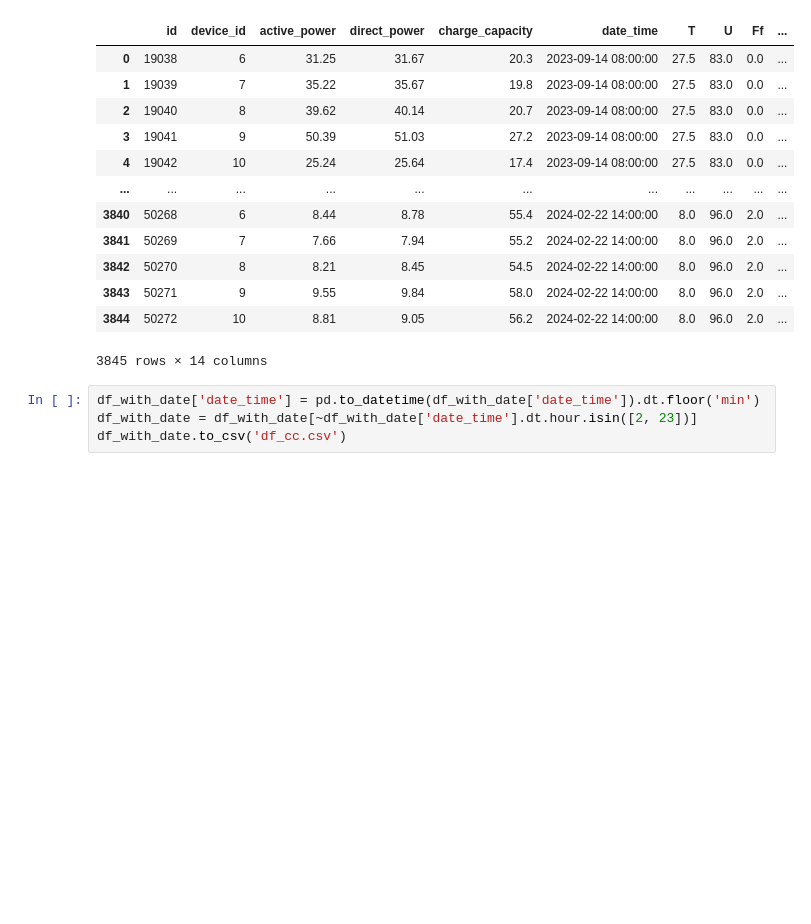
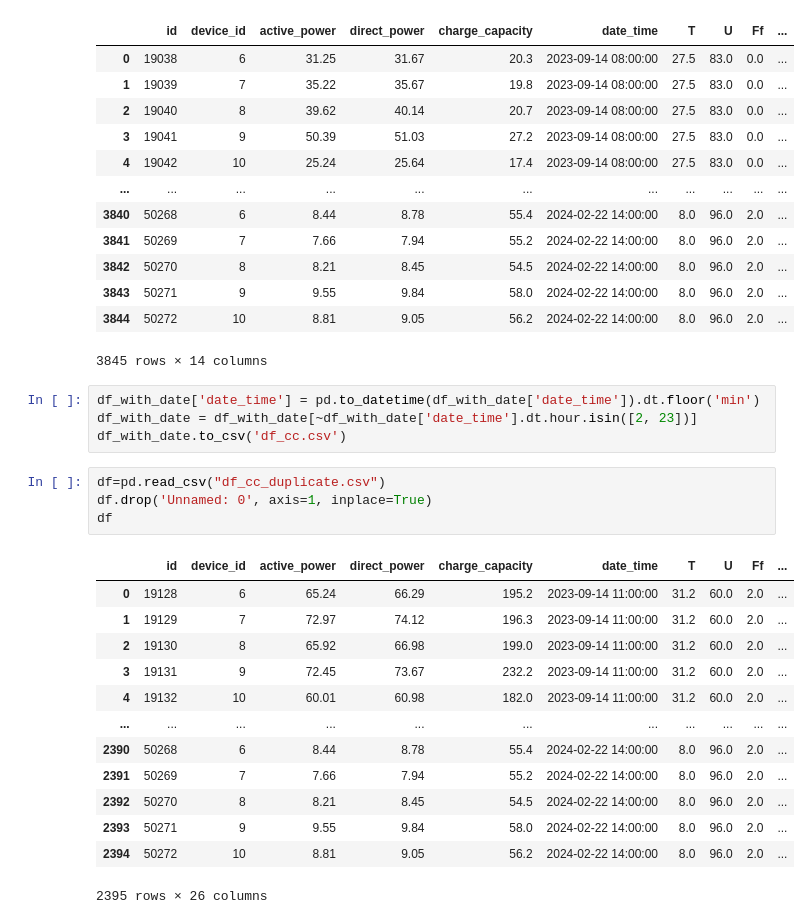
Before and after one commit to UGama/ChenTai_Power_Station, a Jupyter notebook: data_process.ipynb, the cells around one changed output. Cells and saved outputs as stored; diff of their text form; blank space fills up the shorter version.

```diff
--- a/data_process.ipynb
+++ b/data_process.ipynb
@@ -1309,3 +1309,21 @@ df_with_date
 df_with_date['date_time'] = pd.to_datetime(df_with_date['date_time']).dt.floor('min')
 df_with_date = df_with_date[~df_with_date['date_time'].dt.hour.isin([2, 23])]
 df_with_date.to_csv('df_cc.csv')
+# %%
+df=pd.read_csv("df_cc_duplicate.csv")
+df.drop('Unnamed: 0', axis=1, inplace=True)
+df
+# %% [output]
+|  | id | device_id | active_power | direct_power | charge_capacity | date_time | T | U | Ff | ... |
+| 0 | 19128 | 6 | 65.24 | 66.29 | 195.2 | 2023-09-14 11:00:00 | 31.2 | 60.0 | 2.0 | ... |
+| 1 | 19129 | 7 | 72.97 | 74.12 | 196.3 | 2023-09-14 11:00:00 | 31.2 | 60.0 | 2.0 | ... |
+| 2 | 19130 | 8 | 65.92 | 66.98 | 199.0 | 2023-09-14 11:00:00 | 31.2 | 60.0 | 2.0 | ... |
+| 3 | 19131 | 9 | 72.45 | 73.67 | 232.2 | 2023-09-14 11:00:00 | 31.2 | 60.0 | 2.0 | ... |
+| 4 | 19132 | 10 | 60.01 | 60.98 | 182.0 | 2023-09-14 11:00:00 | 31.2 | 60.0 | 2.0 | ... |
+| ... | ... | ... | ... | ... | ... | ... | ... | ... | ... | ... |
+| 2390 | 50268 | 6 | 8.44 | 8.78 | 55.4 | 2024-02-22 14:00:00 | 8.0 | 96.0 | 2.0 | ... |
+| 2391 | 50269 | 7 | 7.66 | 7.94 | 55.2 | 2024-02-22 14:00:00 | 8.0 | 96.0 | 2.0 | ... |
+| 2392 | 50270 | 8 | 8.21 | 8.45 | 54.5 | 2024-02-22 14:00:00 | 8.0 | 96.0 | 2.0 | ... |
+| 2393 | 50271 | 9 | 9.55 | 9.84 | 58.0 | 2024-02-22 14:00:00 | 8.0 | 96.0 | 2.0 | ... |
+| 2394 | 50272 | 10 | 8.81 | 9.05 | 56.2 | 2024-02-22 14:00:00 | 8.0 | 96.0 | 2.0 | ... |
+2395 rows × 26 columns
```
Also changed, not shown: 10 other files.
